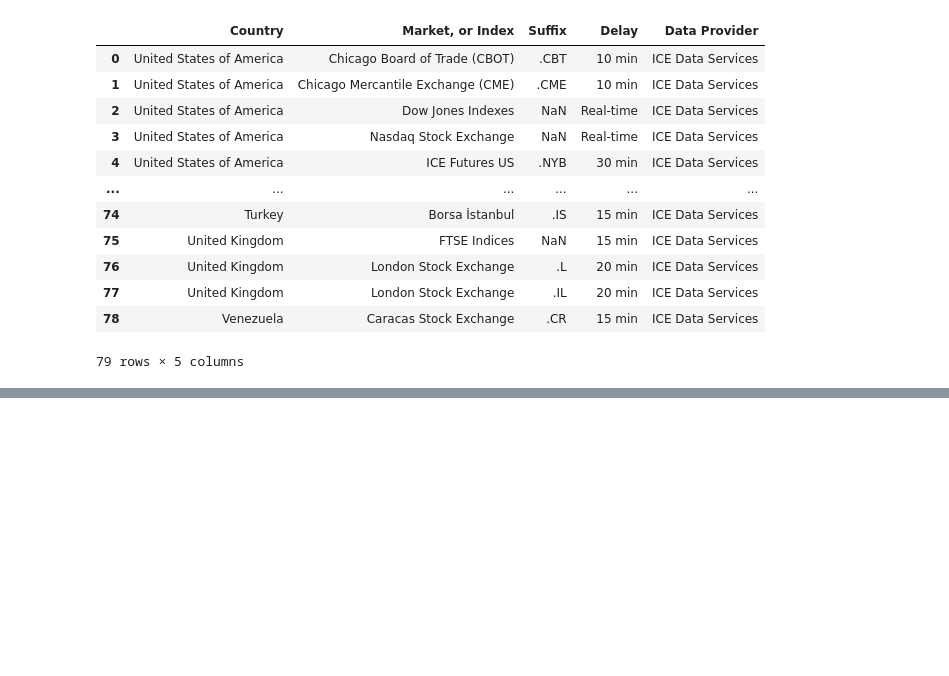
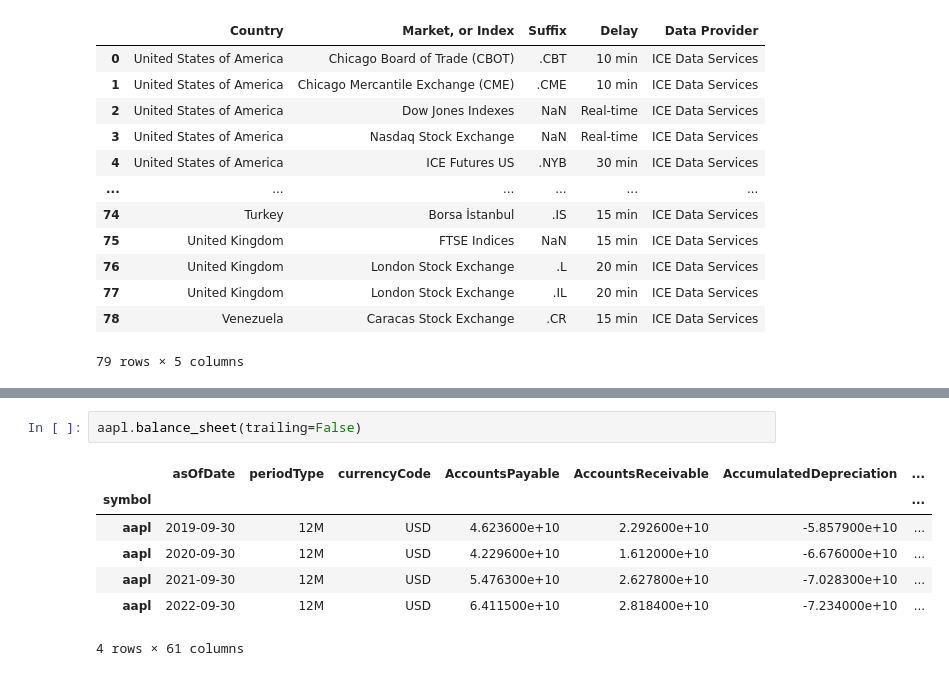
Before and after one commit to giokim12/data-preprocessing, a Jupyter notebook: ssdcdcdcd.ipynb, the cells around one changed output, grey strips where cells are left out. Drawn from its saved outputs; the diff is of its cells as text; blank space fills up the shorter version.

```diff
--- a/ssdcdcdcd.ipynb
+++ b/ssdcdcdcd.ipynb
@@ -23,0 +108,10 @@ KeyError: False
+# %%
+aapl.balance_sheet(trailing=False)
+# %% [output]
+|  | asOfDate | periodType | currencyCode | AccountsPayable | AccountsReceivable | AccumulatedDepreciation | ... |
+| symbol |  |  |  |  |  |  | ... |
+| aapl | 2019-09-30 | 12M | USD | 4.623600e+10 | 2.292600e+10 | -5.857900e+10 | ... |
+| aapl | 2020-09-30 | 12M | USD | 4.229600e+10 | 1.612000e+10 | -6.676000e+10 | ... |
+| aapl | 2021-09-30 | 12M | USD | 5.476300e+10 | 2.627800e+10 | -7.028300e+10 | ... |
+| aapl | 2022-09-30 | 12M | USD | 6.411500e+10 | 2.818400e+10 | -7.234000e+10 | ... |
+4 rows × 61 columns
```
Also changed, not shown: parts of 7 cells of this notebook, 15 other files.
